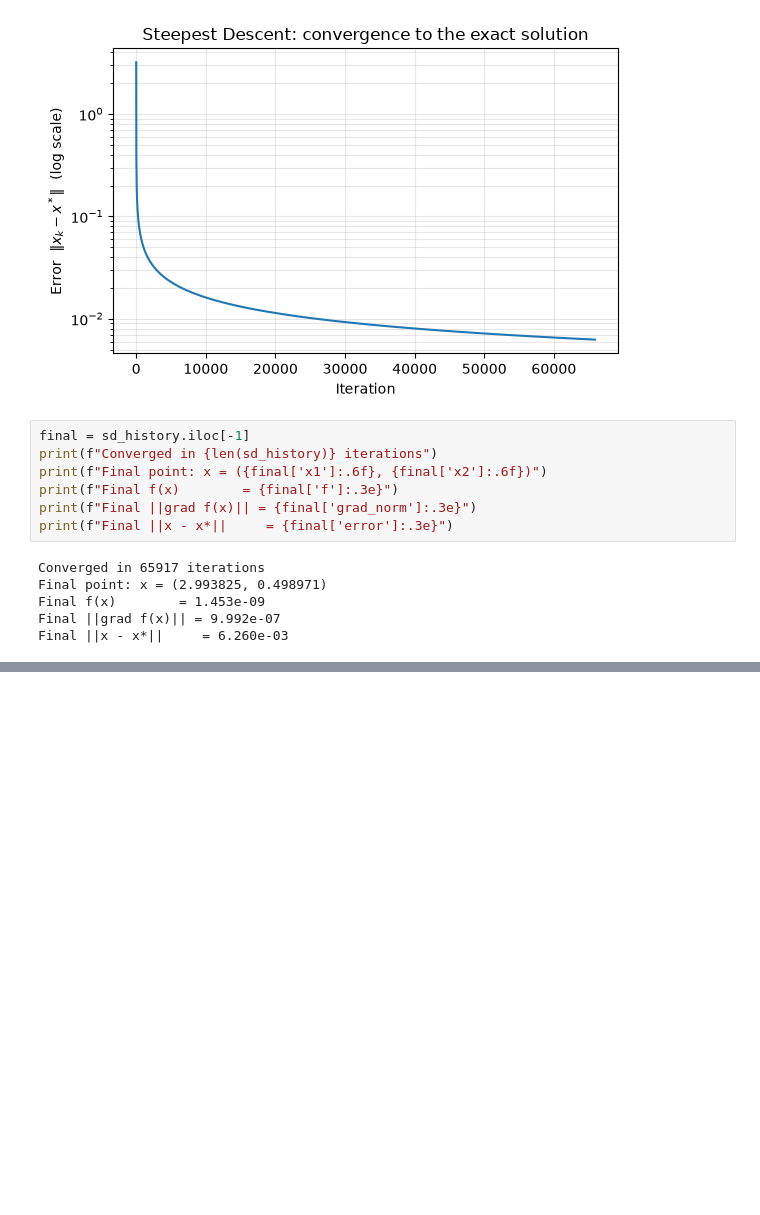
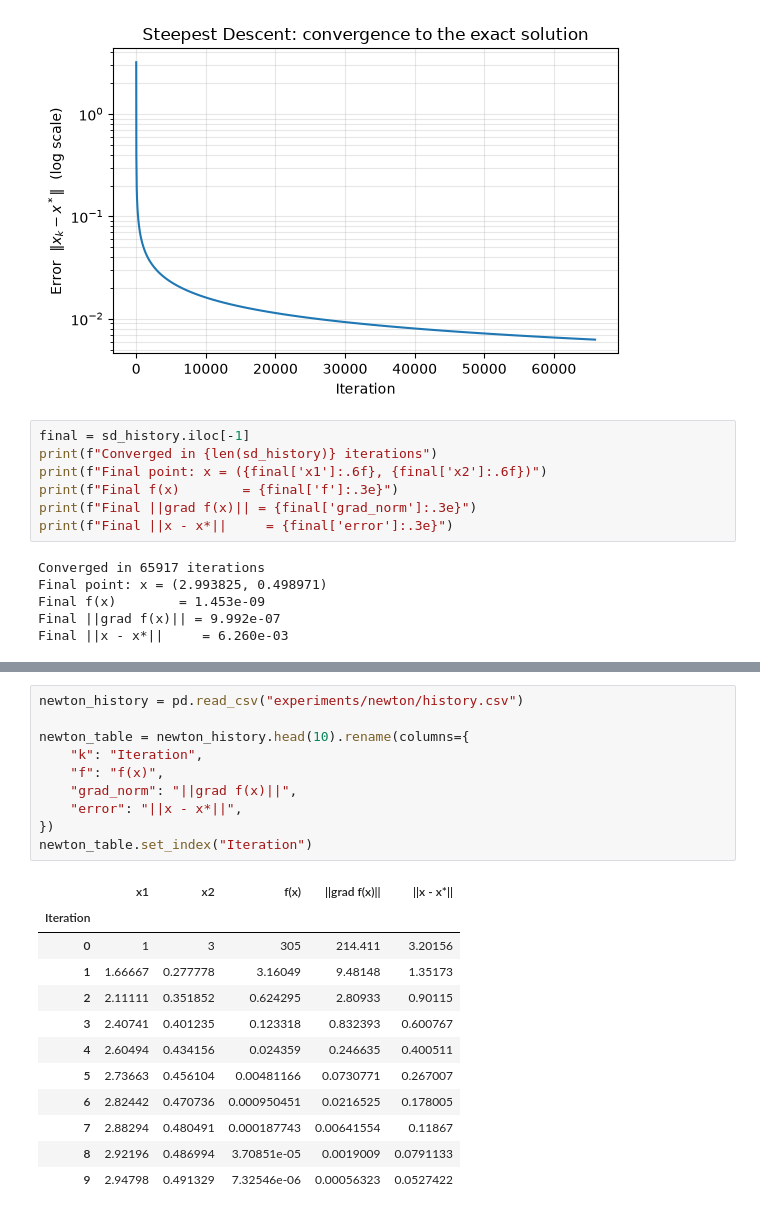
Before and after one commit to KevJoss/Optimization_methods_course, a Jupyter notebook: results.ipynb, the cells around one changed output, grey strips where cells are left out. Cells and saved outputs as stored; diff of their text form; blank space fills up the shorter version.

```diff
--- a/results.ipynb
+++ b/results.ipynb
@@ -61,0 +69,23 @@ Final ||x - x*||     = 6.260e-03
+# %%
+newton_history = pd.read_csv("experiments/newton/history.csv")
+
+newton_table = newton_history.head(10).rename(columns={
+    "k": "Iteration",
+    "f": "f(x)",
+    "grad_norm": "||grad f(x)||",
+    "error": "||x - x*||",
+})
+newton_table.set_index("Iteration")
+# %% [output]
+|  | x1 | x2 | f(x) | ||grad f(x)|| | ||x - x*|| |
+| Iteration |  |  |  |  |  |
+| 0 | 1 | 3 | 305 | 214.411 | 3.20156 |
+| 1 | 1.66667 | 0.277778 | 3.16049 | 9.48148 | 1.35173 |
+| 2 | 2.11111 | 0.351852 | 0.624295 | 2.80933 | 0.90115 |
+| 3 | 2.40741 | 0.401235 | 0.123318 | 0.832393 | 0.600767 |
+| 4 | 2.60494 | 0.434156 | 0.024359 | 0.246635 | 0.400511 |
+| 5 | 2.73663 | 0.456104 | 0.00481166 | 0.0730771 | 0.267007 |
+| 6 | 2.82442 | 0.470736 | 0.000950451 | 0.0216525 | 0.178005 |
+| 7 | 2.88294 | 0.480491 | 0.000187743 | 0.00641554 | 0.11867 |
+| 8 | 2.92196 | 0.486994 | 3.70851e-05 | 0.0019009 | 0.0791133 |
+| 9 | 2.94798 | 0.491329 | 7.32546e-06 | 0.00056323 | 0.0527422 |
```
Also changed, not shown: parts of 3 cells of this notebook, 6 other files.
